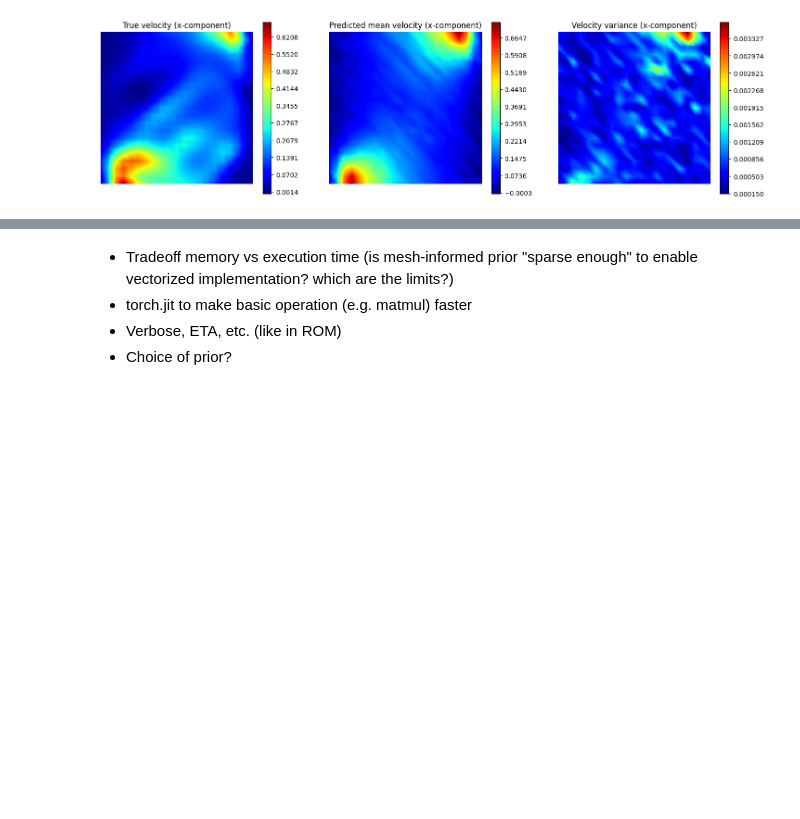
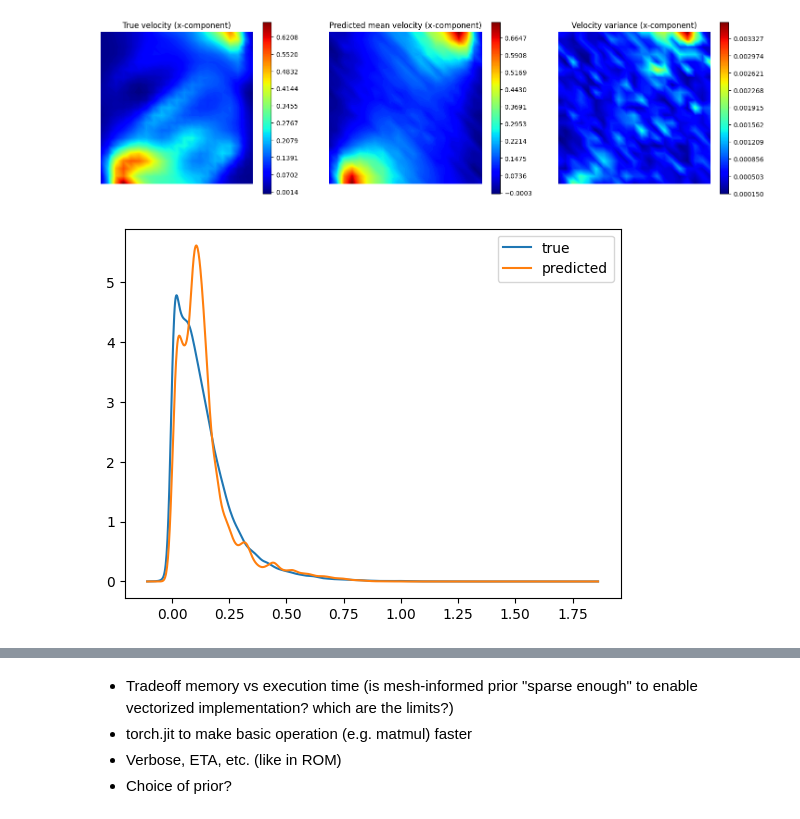
Before and after one commit to FraBet29/APSC_project, a Jupyter notebook: bayesian_network/examples/1_darcy_flow/darcy_flow_bayesian.ipynb, the cells around one changed output, grey strips where cells are left out. Cells and saved outputs as stored; diff of their text form; code cells hidden in the pictures; blank space fills up the shorter version.

```diff
--- a/bayesian_network/examples/1_darcy_flow/darcy_flow_bayesian.ipynb
+++ b/bayesian_network/examples/1_darcy_flow/darcy_flow_bayesian.ipynb
@@ -464,3 +464,20 @@ plt.title("Velocity variance (x-component)")
 plt.show()
 # %% [output]
 [figure]
+# %%
+from scipy import stats
+
+u_x_test_np = u_x_test.cpu().numpy().flatten()
+u_x_pred_bayes_mean_np = u_x_pred_bayes_mean.cpu().numpy().flatten()
+
+# Create a KDE estimate
+kde_u_x_test = stats.gaussian_kde(u_x_test_np)
+kde_u_x_pred_bayes_mean = stats.gaussian_kde(u_x_pred_bayes_mean_np)
+
+x = np.linspace(u_x_test_np.min(), u_x_test_np.max(), 1000)
+plt.plot(x, kde_u_x_test(x), label='true')
+plt.plot(x, kde_u_x_pred_bayes_mean(x), label='predicted')
+plt.legend()
+plt.show()
+# %% [output]
+[figure, added]
```
Also changed, not shown: parts of 2 cells of this notebook, 2 other files.
